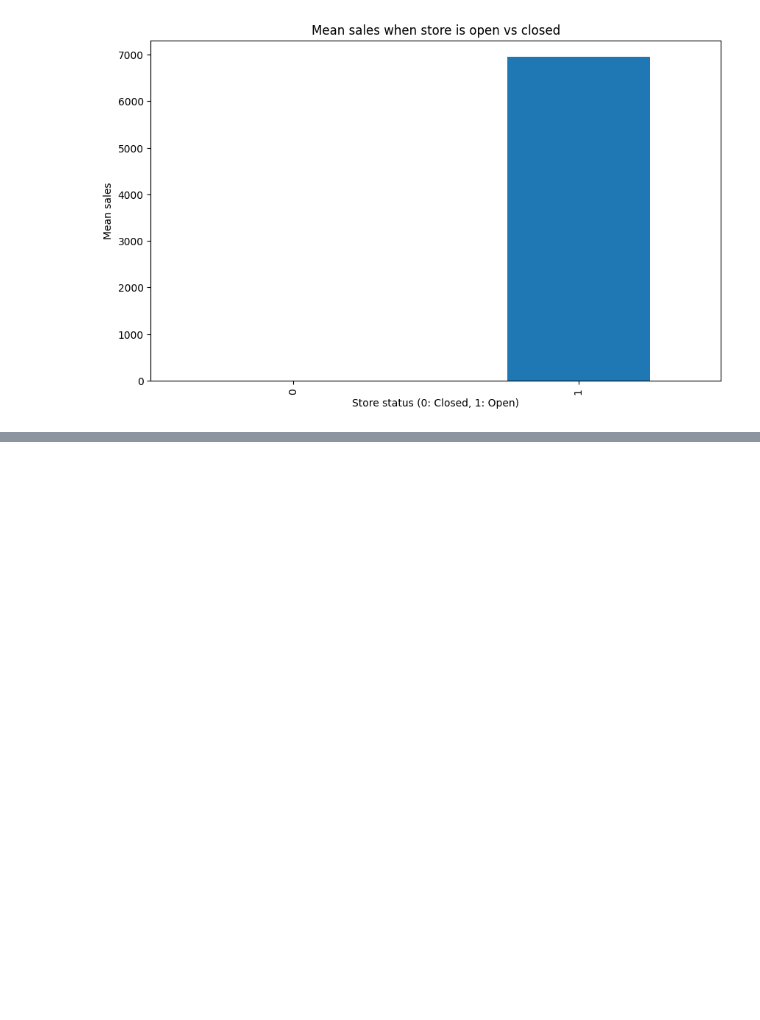
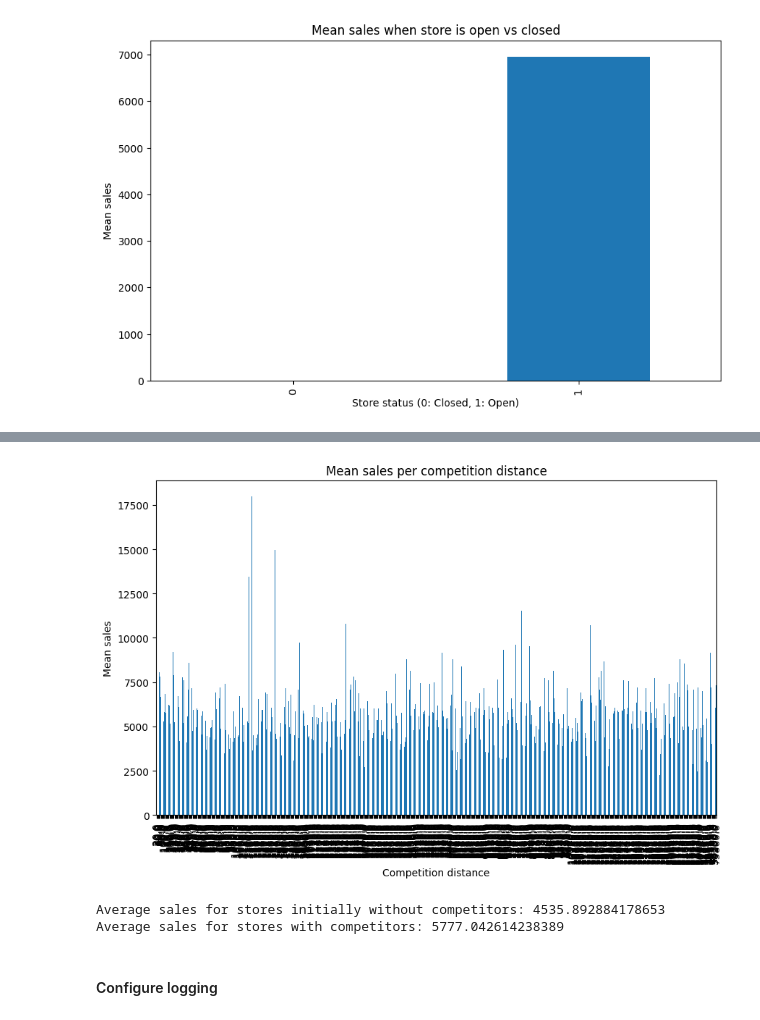
Before and after one commit to abrahamshimelis/Rossmann-Pharmaceuticals, a Jupyter notebook: notebooks/EDA.ipynb, the cells around one changed output, grey strips where cells are left out. Drawn from its saved outputs; the diff is of its cells as text; code cells hidden in the pictures; blank space fills up the shorter version.

Commit message:
completed eda and configured logger

```diff
--- a/notebooks/EDA.ipynb
+++ b/notebooks/EDA.ipynb
@@ -393,0 +438,31 @@ plt.show()
+# %%
+average_sales_per_competitor = merged_df.groupby('CompetitionDistance')['Sales'].mean()
+
+sorted_average_sales_per_competitor = average_sales_per_competitor.sort_index()
+
+# Plot the mean sales
+sorted_average_sales_per_competitor.plot(kind='bar', figsize=(10, 6))
+plt.xlabel('Competition distance')
+plt.ylabel('Mean sales')
+plt.title('Mean sales per competition distance')
+plt.show()
+# %% [output]
+[figure, added]
+# %%
+# Find stores that initially had 'NA' as competitor distance
+na_competition_stores = merged_df[merged_df['CompetitionDistance'].isna()]
+
+# Find stores that later have values for competitor distance
+value_competition_stores = merged_df[merged_df['CompetitionDistance'].notna()]
+
+# Calculate average sales for both groups
+average_sales_na_competition = na_competition_stores['Sales'].mean()
+average_sales_value_competition = value_competition_stores['Sales'].mean()
+
+print(f"Average sales for stores initially without competitors: {average_sales_na_competition}")
+print(f"Average sales for stores with competitors: {average_sales_value_competition}")
+# %% [output]
+Average sales for stores initially without competitors: 4535.892884178653
+Average sales for stores with competitors: 5777.042614238389
+# %% [markdown]
+#### Configure logging
```
Also changed, not shown: parts of 8 cells of this notebook, 1 other file.
